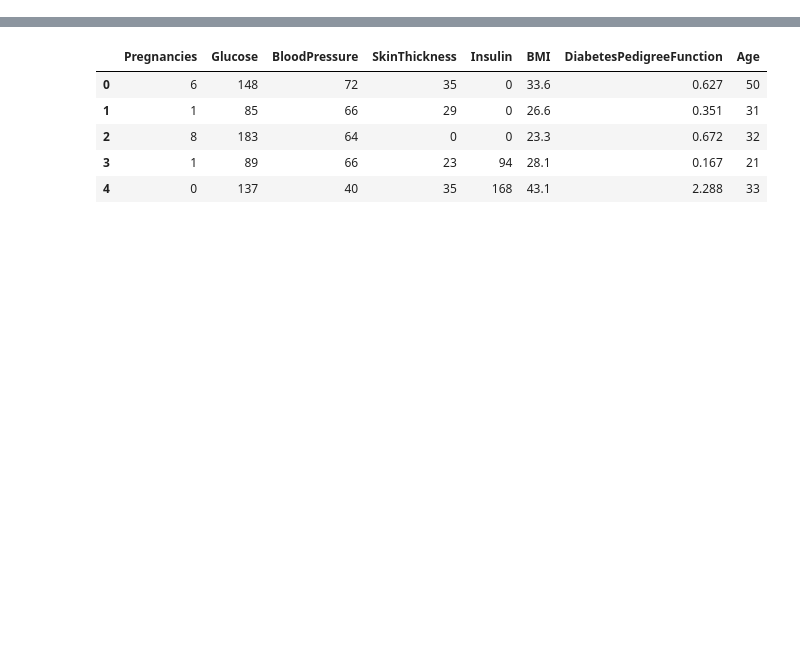
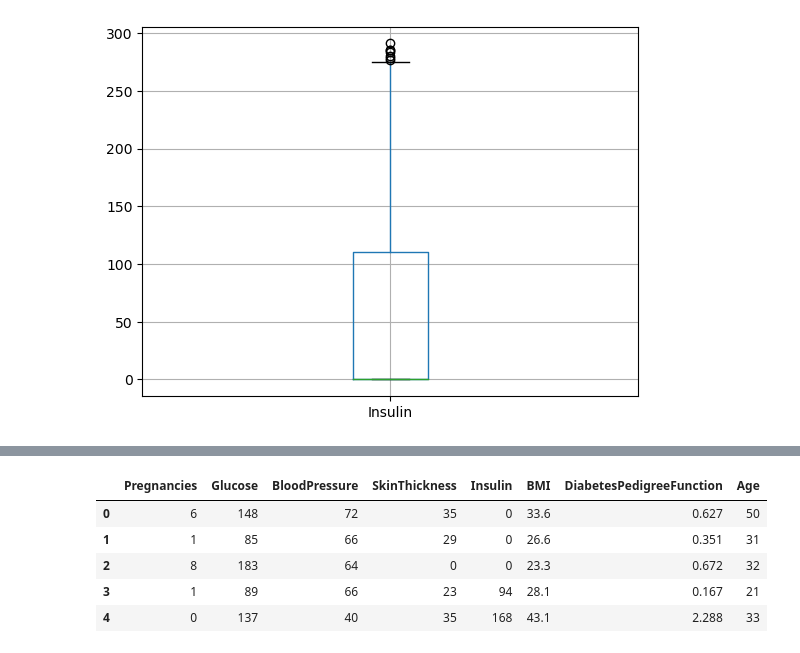
Before and after one commit to mosesdaudu001/Diabetes-Predictor, a Jupyter notebook: notebook/Diabetes_prediction.ipynb, the cells around one changed output, grey strips where cells are left out. Cells and saved outputs as stored; diff of their text form; code cells hidden in the pictures; blank space fills up the shorter version.

```diff
--- a/notebook/Diabetes_prediction.ipynb
+++ b/notebook/Diabetes_prediction.ipynb
@@ -32,0 +32,9 @@ memory usage: 54.1 KB
+# %%
+q_cutoff = df['Insulin'].quantile(0.95)
+mask = df['Insulin'] < q_cutoff
+trimmed_df = df[mask]
+# %%
+trimmed_df[['Insulin']].boxplot()
+plt.show()
+# %% [output]
+[figure, added]
```
Also changed, not shown: parts of 11 cells of this notebook, 6 other files.
